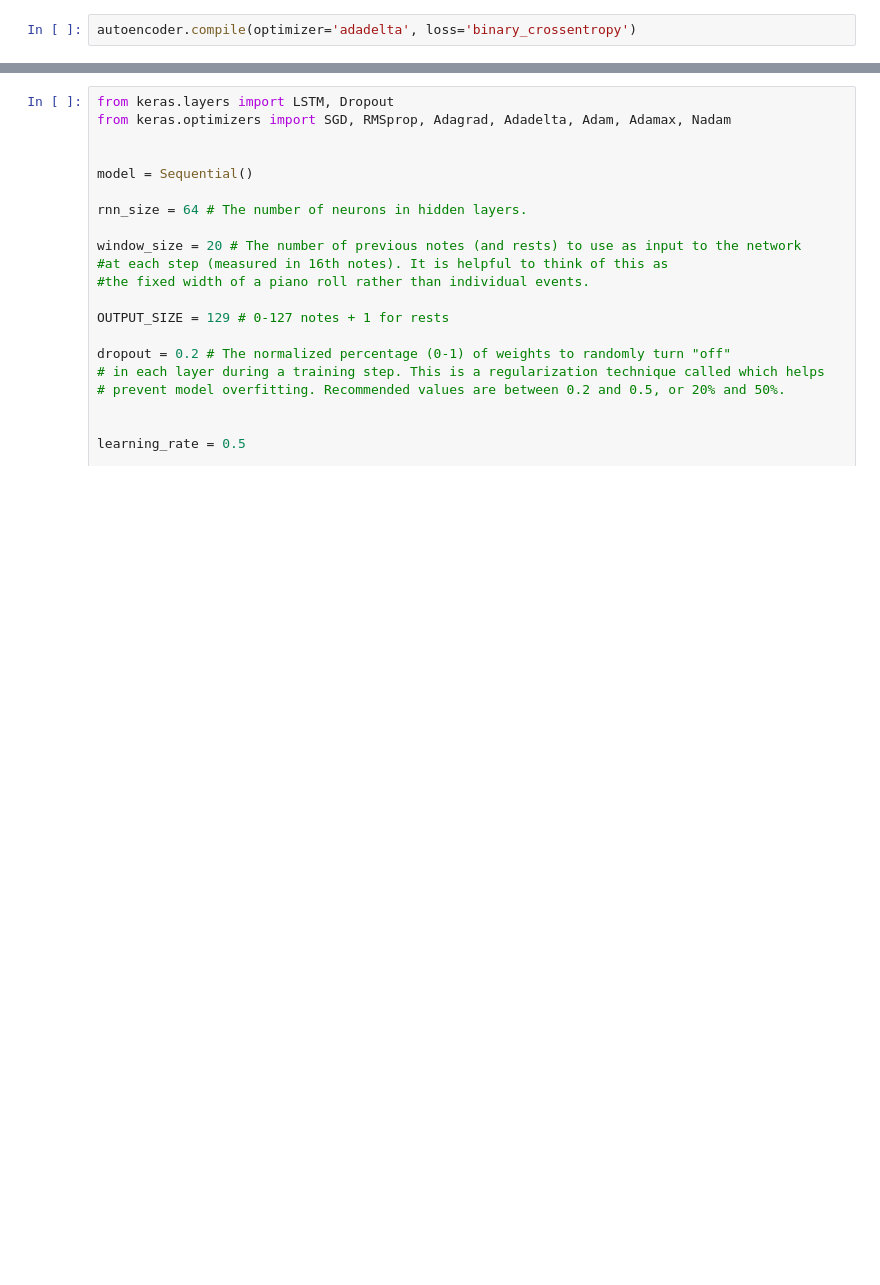
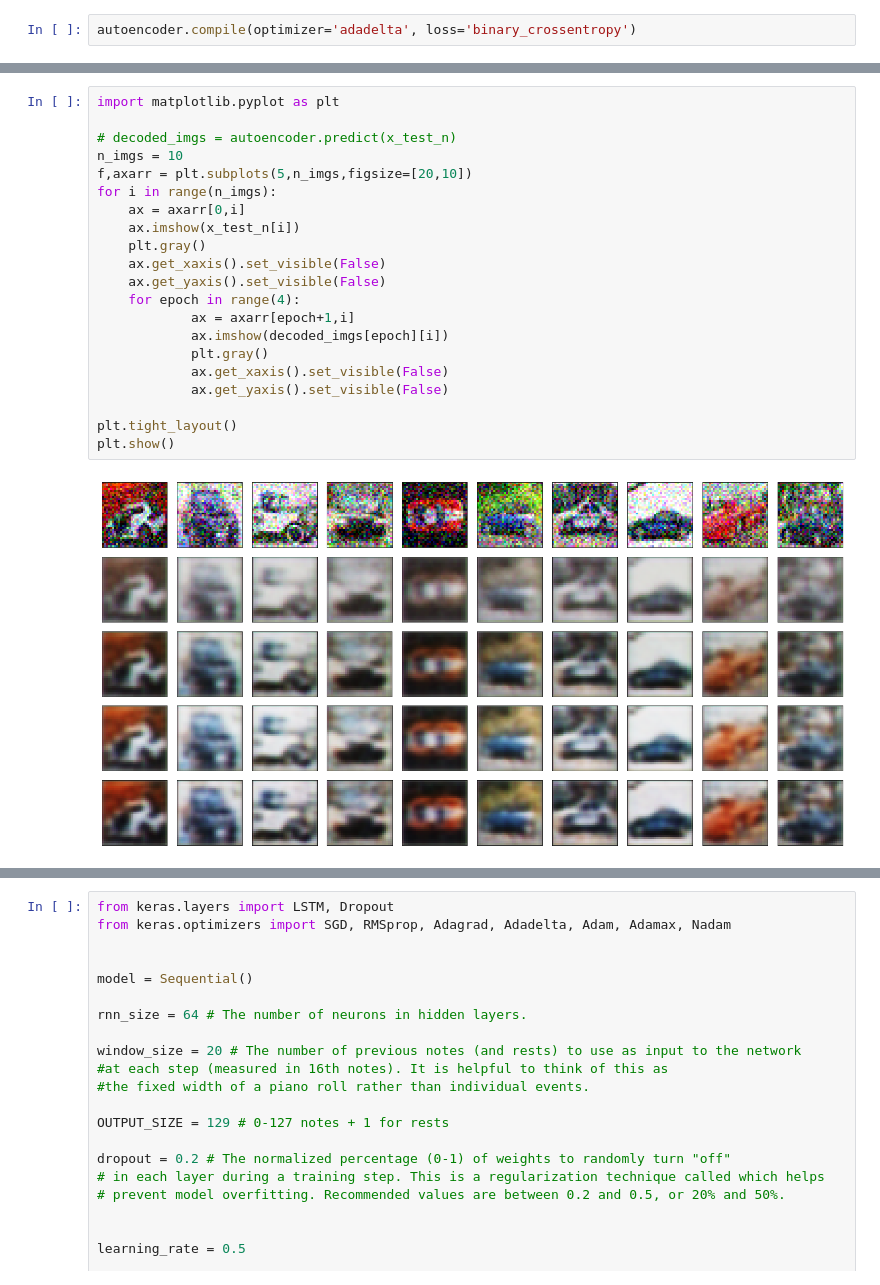
Before and after one commit to Hezi-Resheff/Oreilly-OSCON2017-Learning-TensorFlow, a Jupyter notebook: notebooks/Abstractions.ipynb, the cells around one changed output, grey strips where cells are left out. Cells and saved outputs as stored; diff of their text form; blank space fills up the shorter version.

```diff
--- a/notebooks/Abstractions.ipynb
+++ b/notebooks/Abstractions.ipynb
@@ -569,3 +790,26 @@ Epoch 10/10
+# %%
+import matplotlib.pyplot as plt
+
+# decoded_imgs = autoencoder.predict(x_test_n)
+n_imgs = 10
+f,axarr = plt.subplots(5,n_imgs,figsize=[20,10])
+for i in range(n_imgs):
+    ax = axarr[0,i]
+    ax.imshow(x_test_n[i])
+    plt.gray()
+    ax.get_xaxis().set_visible(False)
+    ax.get_yaxis().set_visible(False)
+    for epoch in range(4):
+            ax = axarr[epoch+1,i]
+            ax.imshow(decoded_imgs[epoch][i])
+            plt.gray()
+            ax.get_xaxis().set_visible(False)
+            ax.get_yaxis().set_visible(False)
+
+plt.tight_layout()
+plt.show()
+# %% [output]
+[figure, added]
 # %%
 import matplotlib.pyplot as plt
 
```
Also changed, not shown: parts of 41 cells of this notebook.
